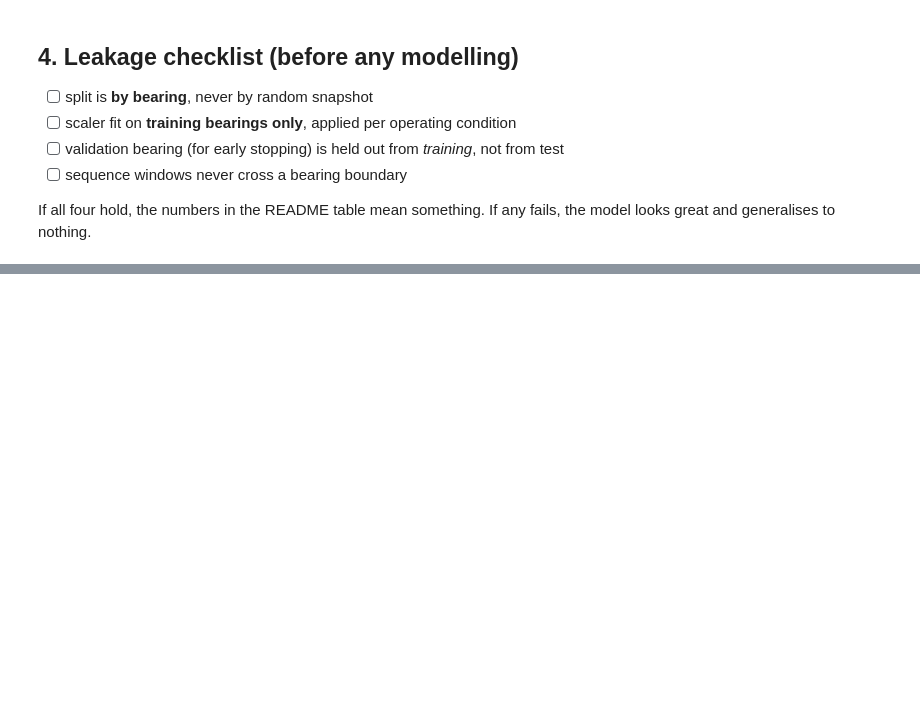
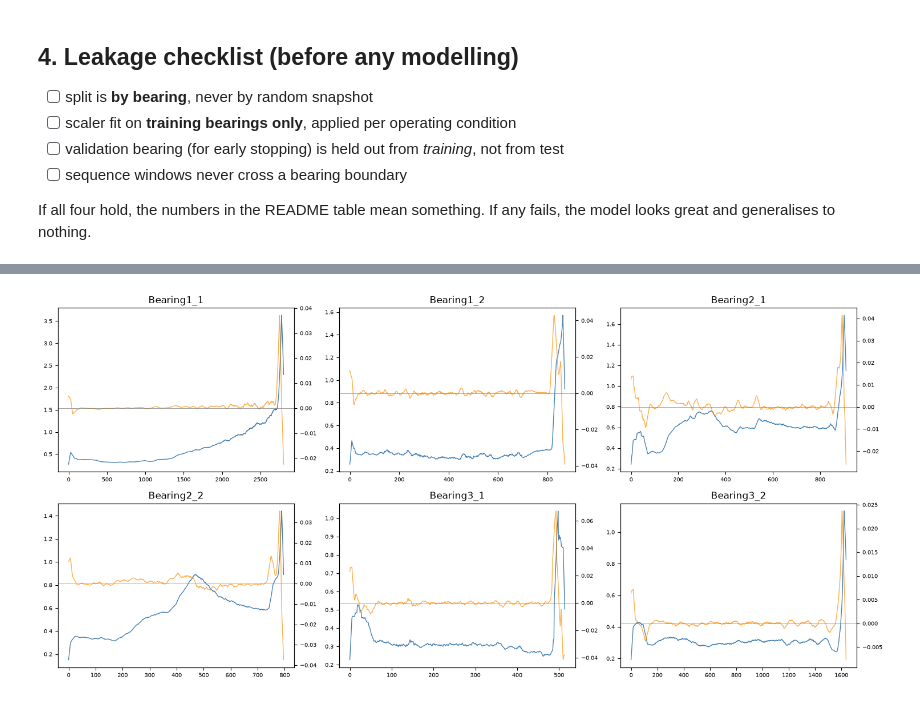
Before and after one commit to yuri-amorelli/femto-rul, a Jupyter notebook: notebooks/01_methodology.ipynb, the cells around one changed output, grey strips where cells are left out. Drawn from its saved outputs; the diff is of its cells as text; code cells hidden in the pictures; blank space fills up the shorter version.

```diff
--- a/notebooks/01_methodology.ipynb
+++ b/notebooks/01_methodology.ipynb
@@ -385,0 +362,24 @@ Bearing3_3         689        745     0.356     0.400  |      751 / 844
+# %%
+import numpy as np, matplotlib.pyplot as plt
+from src import config
+from src.features import build_feature_frame
+
+names = ["Bearing1_1","Bearing1_2","Bearing2_1","Bearing2_2","Bearing3_1","Bearing3_2"]
+fig, axes = plt.subplots(2, 3, figsize=(15, 7))
+for ax, n in zip(axes.ravel(), names):
+    rms = build_feature_frame(config.DATA_ROOT/"Learning_set"/n)["h_rms"].to_numpy()
+    # smussatura forte per togliere il rumore ad alta frequenza
+    win = max(5, len(rms)//50)
+    sm = np.convolve(rms, np.ones(win)/win, mode="same")
+    slope = np.gradient(sm)                     # pendenza del RMS smussato
+    slope_sm = np.convolve(slope, np.ones(win)/win, mode="same")  # pendenza smussata
+
+    ax2 = ax.twinx()
+    ax.plot(sm, color="steelblue", lw=1, label="RMS smussato")
+    ax2.plot(slope_sm, color="darkorange", lw=1, alpha=0.7, label="pendenza")
+    ax2.axhline(0, color="gray", lw=0.5)
+    ax.set_title(n)
+    ax.tick_params(labelsize=7); ax2.tick_params(labelsize=7)
+plt.tight_layout()
+# %% [output]
+[figure, added]
```
Also changed, not shown: parts of 21 cells of this notebook.
